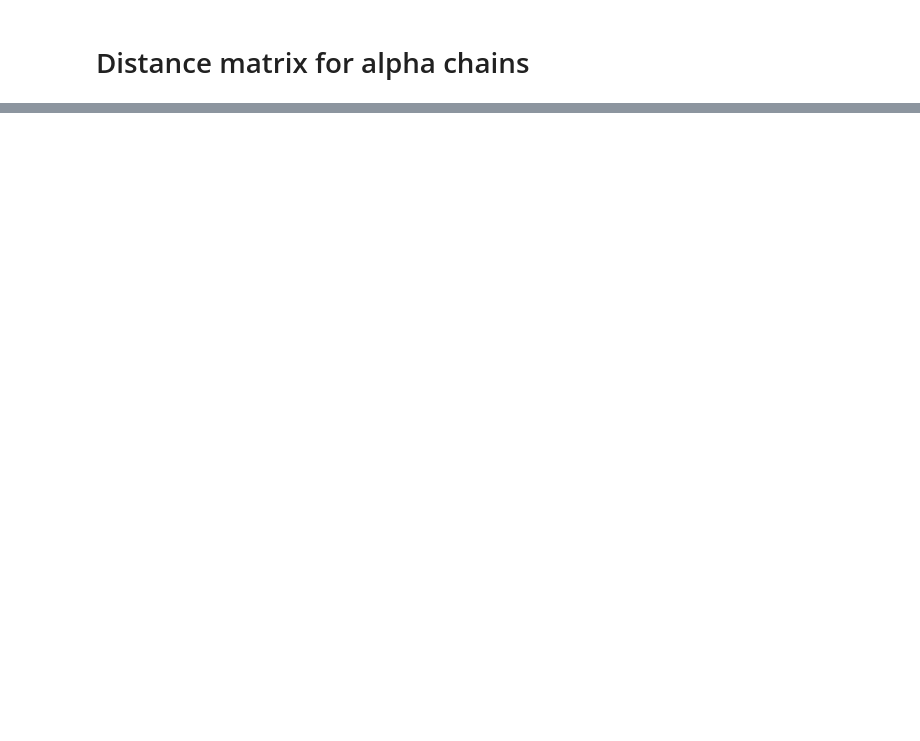
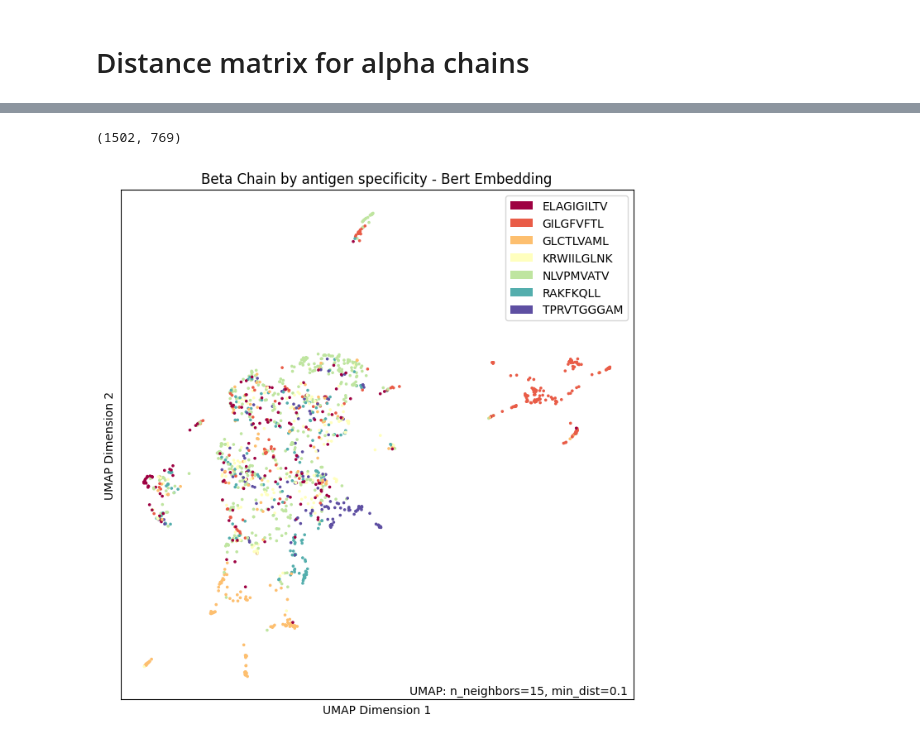
Before and after one commit to UoB-DSMP-2023-24/dsmp-2024-groupol1, a Jupyter notebook: distances_matrix.ipynb, the cells around one changed output, grey strips where cells are left out. Cells and saved outputs as stored; diff of their text form; code cells hidden in the pictures; blank space fills up the shorter version.

```diff
--- a/distances_matrix.ipynb
+++ b/distances_matrix.ipynb
@@ -145,0 +225,6 @@ Index(['cdr3_a_aa', 'v_a_gene', 'j_a_gene', 'antigen.epitope'], dtype='object')
+# %%
+from transformers import BertModel, BertTokenizer
+
+model_name = 'wukevin/tcr-bert'
+
+model = BertModel.from_pretrained(model_name, add_pooling_layer=False).to(device)
@@ -145,0 +274,2 @@ Index(['cdr3_a_aa', 'v_a_gene', 'j_a_gene', 'antigen.epitope'], dtype='object')
+# %%
+chains = beta_chains['cdr3_b_aa'].tolist()
@@ -145,0 +340,20 @@ Index(['cdr3_a_aa', 'v_a_gene', 'j_a_gene', 'antigen.epitope'], dtype='object')
+# %%
+beta_chains.reset_index(inplace= True)
+# %%
+embedding_df = pd.concat([pd.DataFrame(embeddings), beta_chains['antigen.epitope']], axis = 1)
+# %%
+value_counts_antigen = embedding_df['antigen.epitope'].value_counts()
+top_10_value_counts = value_counts_antigen.nlargest(7)
+embedding_df_filtered = embedding_df[embedding_df['antigen.epitope'].isin(top_10_value_counts.index)]
+print(embedding_df_filtered.shape)
+distances_reduced = umap.UMAP(n_components = 2).fit(embedding_df_filtered.iloc[:, :-1].values)
+distances_reduced
+output_dir = 'visualisations'
+f = umap.plot.points(distances_reduced, labels=embedding_df_filtered['antigen.epitope'])
+f.set_xlabel('UMAP Dimension 1', fontsize=10)
+f.set_ylabel('UMAP Dimension 2', fontsize=10)
+f.set_title(f'Beta Chain by antigen specificity - Bert Embedding', fontsize=12)
+f.get_figure().savefig(f'{output_dir}/beta_chain_umap_bert.png')
+# %% [output]
+(1502, 769)
+[figure, added]
```
Also changed, not shown: parts of 11 cells of this notebook, 3 other files.
